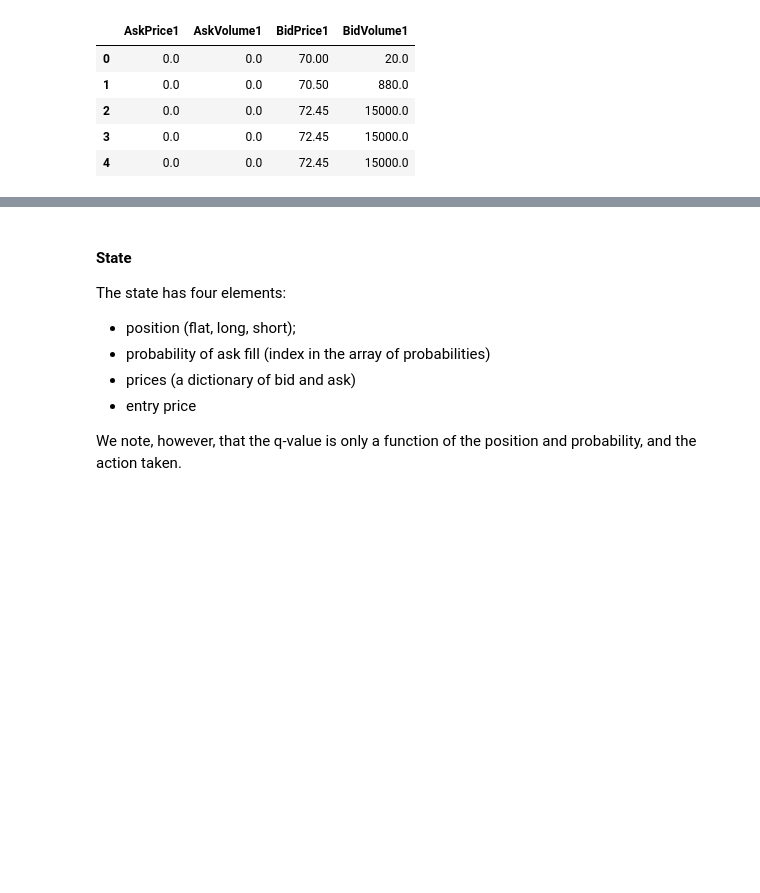
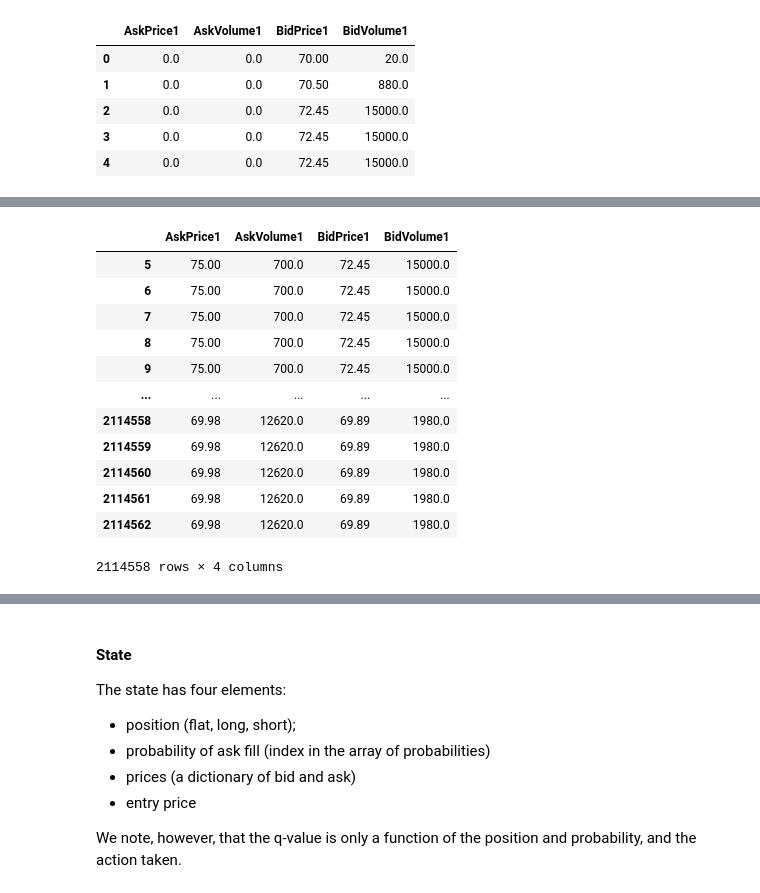
Before and after one commit to koteyevlev/MarketMakingMLAlgo, a Jupyter notebook: ML_in_Finance_MarketMaking.ipynb, the cells around one changed output, grey strips where cells are left out. Saved outputs shown, nothing was run; the diff lists cells and outputs as text; code cells hidden in the pictures; blank space fills up the shorter version.

```diff
--- a/ML_in_Finance_MarketMaking.ipynb
+++ b/ML_in_Finance_MarketMaking.ipynb
@@ -148,3 +141,19 @@ array([[    0.  ,     0.  ,    70.  ,    20.  ],
+# %%
+data[5:]
+# %% [output]
+|  | AskPrice1 | AskVolume1 | BidPrice1 | BidVolume1 |
+| 5 | 75.00 | 700.0 | 72.45 | 15000.0 |
+| 6 | 75.00 | 700.0 | 72.45 | 15000.0 |
+| 7 | 75.00 | 700.0 | 72.45 | 15000.0 |
+| 8 | 75.00 | 700.0 | 72.45 | 15000.0 |
+| 9 | 75.00 | 700.0 | 72.45 | 15000.0 |
+| ... | ... | ... | ... | ... |
+| 2114558 | 69.98 | 12620.0 | 69.89 | 1980.0 |
+| 2114559 | 69.98 | 12620.0 | 69.89 | 1980.0 |
+| 2114560 | 69.98 | 12620.0 | 69.89 | 1980.0 |
+| 2114561 | 69.98 | 12620.0 | 69.89 | 1980.0 |
+| 2114562 | 69.98 | 12620.0 | 69.89 | 1980.0 |
+2114558 rows × 4 columns
 # %%
 #csv_path = '../data/SBER20150310.csv'
 
```
Also changed, not shown: parts of 20 cells of this notebook.
